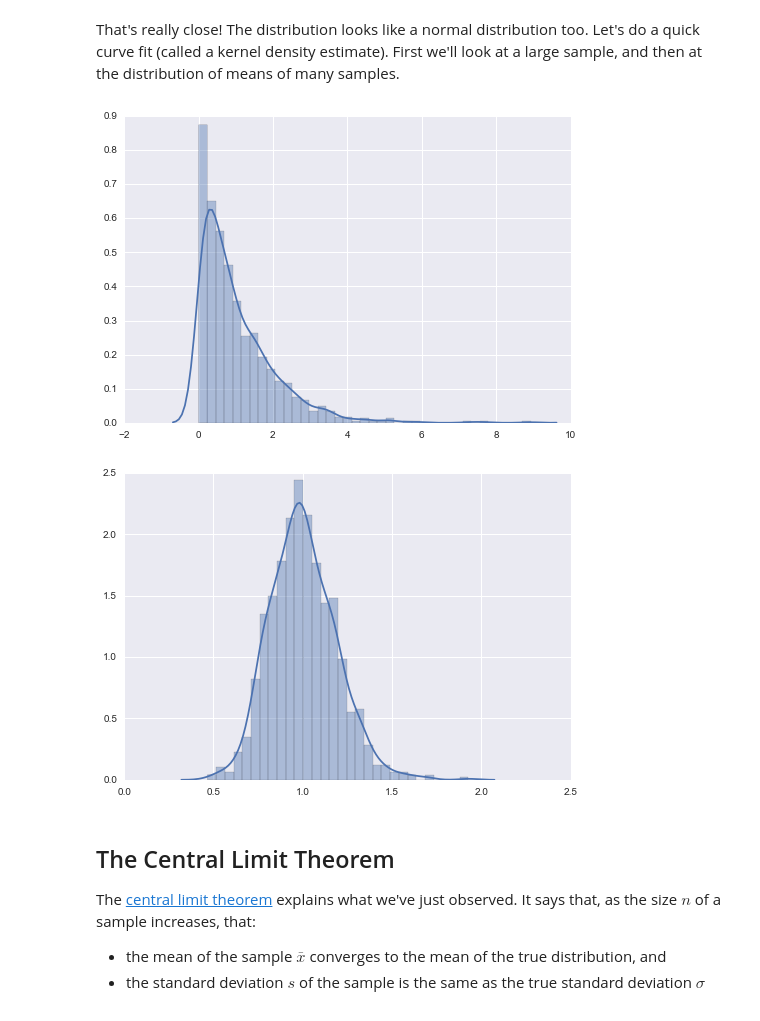
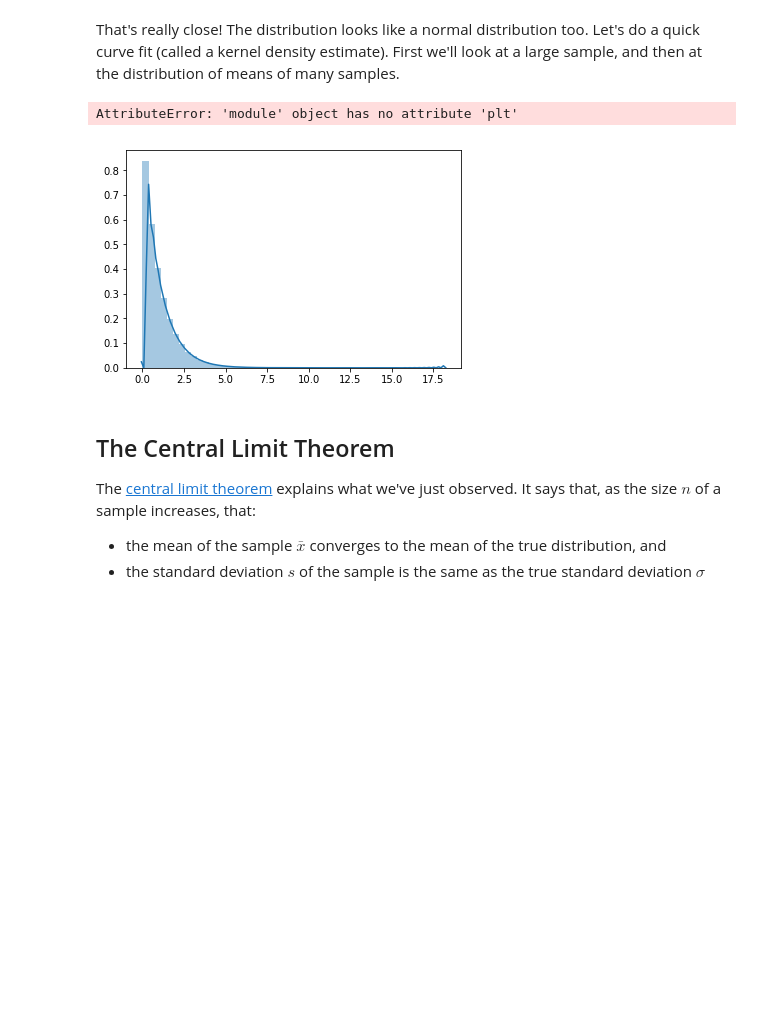
Before and after one commit to MakerGit22/DataScience, a Jupyter notebook: lessons/lesson-03/code/Central Limit Theorem.ipynb, the cells around one changed output. Drawn from its saved outputs; the diff is of its cells as text; code cells hidden in the pictures; blank space fills up the shorter version.

```diff
--- a/lessons/lesson-03/code/Central Limit Theorem.ipynb
+++ b/lessons/lesson-03/code/Central Limit Theorem.ipynb
@@ -36,7 +36,7 @@ Std Dev: 1.0
 Let's take a look at a random sample from the exponential distribution. Rerun the following cell several times.
 # %%
 # Take a random sample of size 30
-sample = dist.rvs(30)
+sample = dist.rvs(300)
 print "Sample Mean:", np.mean(sample)
 print "Sample Std Dev:", np.std(sample)
 plt.hist(sample, bins=10)
@@ -72,10 +72,10 @@ means = []
 devs = []
 samples = 1000
 for i in range(samples):
-    sample = dist.rvs(30)
+    sample = dist.rvs(300000)
     means.append(np.mean(sample))
     devs.append(np.std(sample))
-plt.hist(means, bins=20)
+plt.hist(means, bins=80)
 plt.title("Sample Means")
 plt.show()
 
@@ -94,13 +94,13 @@ Dist std / sqrt(30): 0.182574185835
 That's really close! The distribution looks like a normal distribution too. Let's do a quick curve fit (called a kernel density estimate). First we'll look at a large sample, and then at the distribution of means of many samples.
 # %%
 import seaborn as sns
-sns.distplot(dist.rvs(1000))
+sns.distplot(dist.rvs(100000000))
 sns.plt.show()
 sns.distplot(means)
 sns.plt.show()
 # %% [output]
+AttributeError: 'module' object has no attribute 'plt'
-[figure, old version]
+[figure, new version]
-[figure, removed]
 # %% [markdown]
 ## The Central Limit Theorem
 
```
Also changed, not shown: parts of 4 cells of this notebook.
